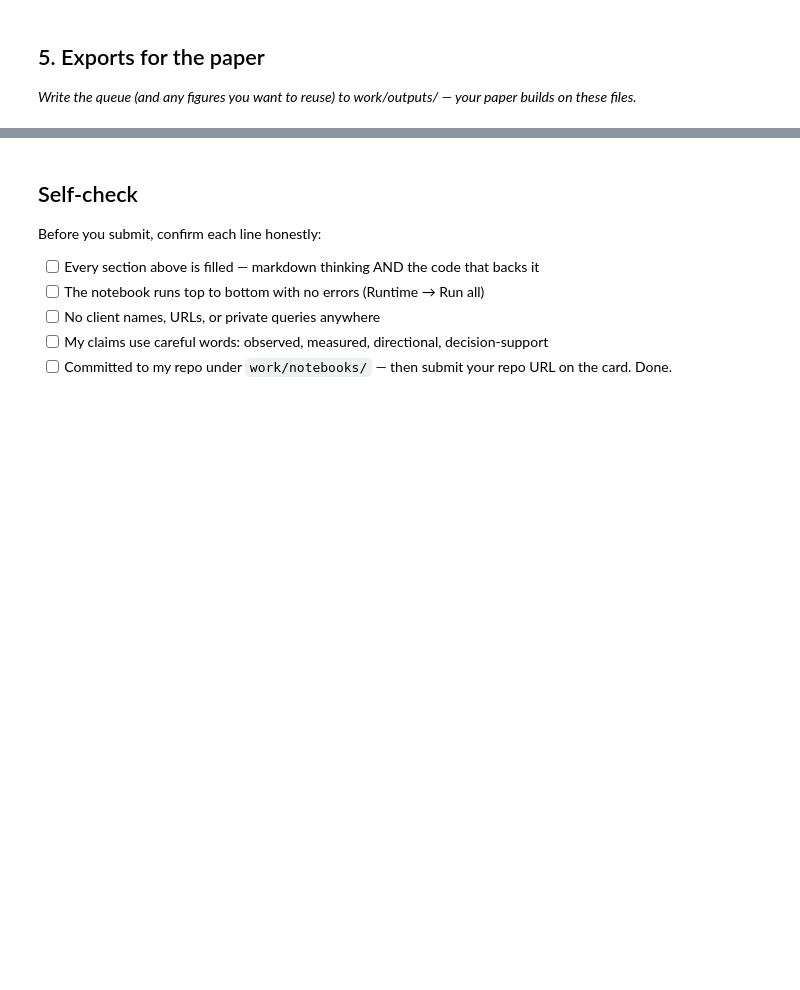
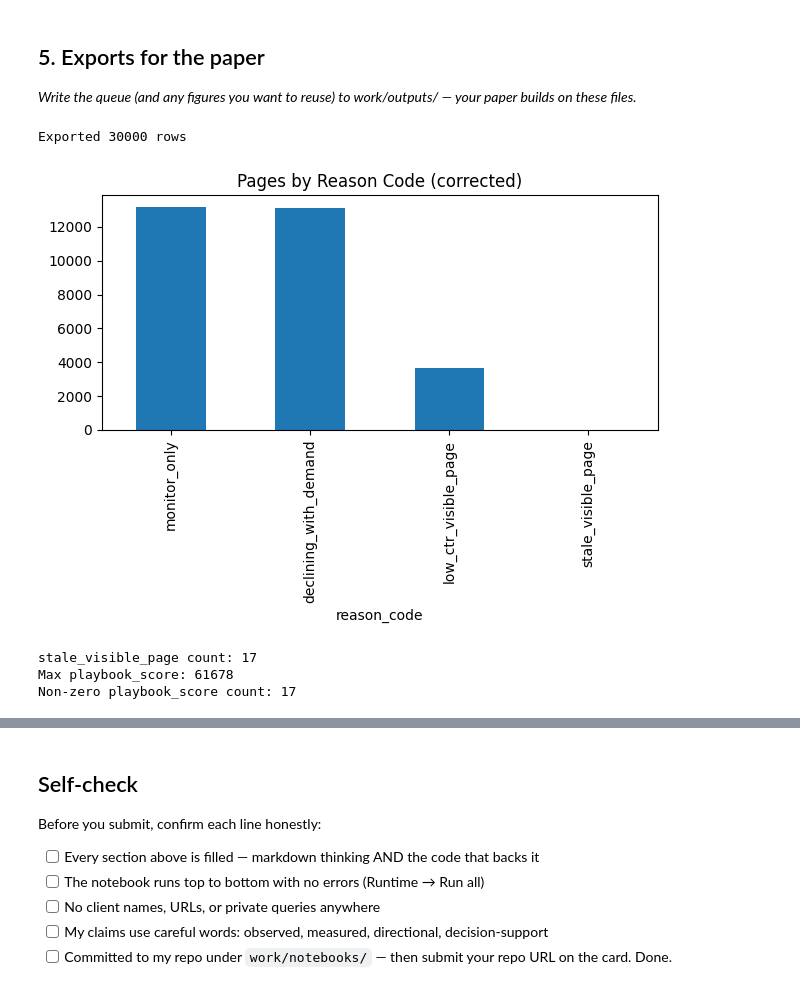
Before and after one commit to maheen-armghan/flyrank-internship, a Jupyter notebook: work/notebooks/w07_action_playbook.ipynb, the cells around one changed output, grey strips where cells are left out. Drawn from its saved outputs; the diff is of its cells as text; code cells hidden in the pictures; blank space fills up the shorter version.

```diff
--- a/work/notebooks/w07_action_playbook.ipynb
+++ b/work/notebooks/w07_action_playbook.ipynb
@@ -41,3 +140,26 @@ This skeleton is yours to fill. Work the sections **in order** — each one has
 # %%
 # This cell is for CODE (numbers, a query, a check).
 # Write your text answer in the cell ABOVE this one — typing sentences here breaks Run All.
+os.makedirs("work/outputs", exist_ok=True)
+queue[["content_id","playbook_score","reason_code","action","impressions_90d",
+       "avg_position","ctr","trend_direction"]].to_csv("work/outputs/action_playbook_queue.csv", index=False)
+print("Exported", len(queue), "rows")
+# %% [output]
+Exported 30000 rows
+# %%
+import matplotlib.pyplot as plt
+os.makedirs("work/outputs/charts", exist_ok=True)
+queue["reason_code"].value_counts().plot(kind="bar", title="Pages by Reason Code (corrected)")
+plt.tight_layout()
+plt.savefig("work/outputs/charts/reason_code_distribution.png")
+plt.show()
+# %% [output]
+[figure, added]
+# %%
+print("stale_visible_page count:", (df["reason_code"] == "stale_visible_page").sum())
+print("Max playbook_score:", df["playbook_score"].max())
+print("Non-zero playbook_score count:", (df["playbook_score"] > 0).sum())
+# %% [output]
+stale_visible_page count: 17
+Max playbook_score: 61678
+Non-zero playbook_score count: 17
```
Also changed, not shown: parts of 8 cells of this notebook.
